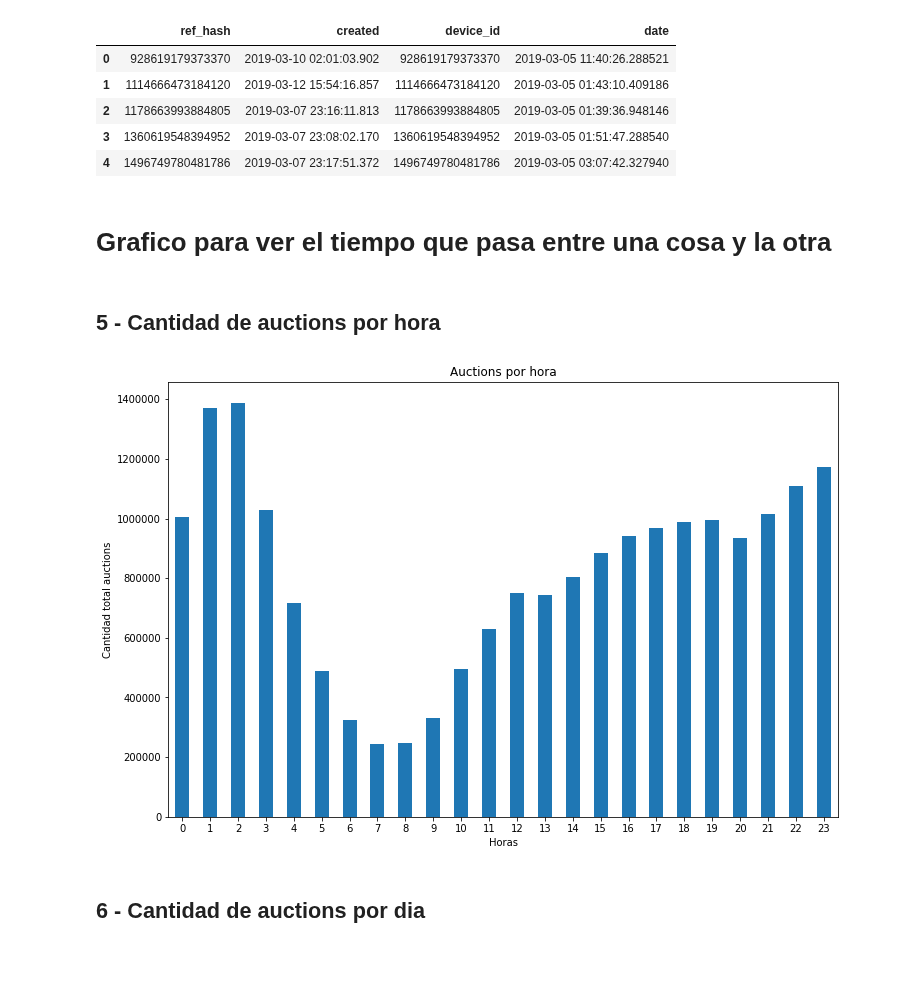
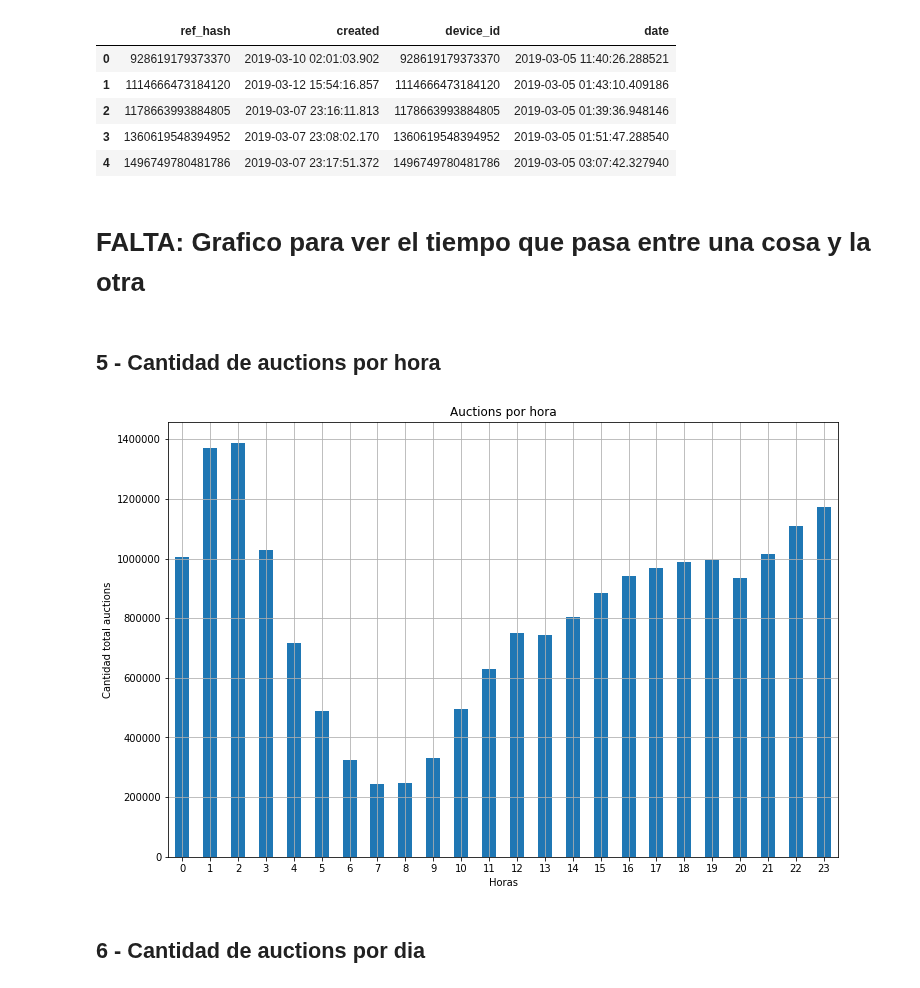
Before and after one commit to sberoch/Datos, a Jupyter notebook: auctions.ipynb, the cells around one changed output. Drawn from its saved outputs; the diff is of its cells as text; code cells hidden in the pictures; blank space fills up the shorter version.

```diff
--- a/auctions.ipynb
+++ b/auctions.ipynb
@@ -200,7 +198,7 @@ merged['click_day'] = merged['click_time'].dt.day
 # %%
 merged = merged.drop(columns=['auction_time', 'click_time'])
 # %% [markdown]
-# **Grafico para ver el tiempo que pasa entre una cosa y la otra**
+# **FALTA: Grafico para ver el tiempo que pasa entre una cosa y la otra**
 # %% [markdown]
 ## 5 - Cantidad de auctions por hora
 # %%
@@ -208,11 +206,11 @@ auct_hora = auctions.groupby('hour').agg({'hour':'count'})
 # %%
 auct_hora.columns = ['count']
 # %%
-grph5 = auct_hora.plot.bar(figsize = (12,8), legend = False, rot = 0, title = 'Auctions por hora')
+grph5 = auct_hora.plot.bar(figsize = (12,8), legend = False, rot = 0, title = 'Auctions por hora', grid = True)
 grph5.set_ylabel('Cantidad total auctions')
 grph5.set_xlabel('Horas');
 # %% [output]
-[figure, old version]
+[figure, new version]
 # %% [markdown]
 ## 6 - Cantidad de auctions por dia
 # %%
```
Also changed, not shown: parts of 3 cells of this notebook.
